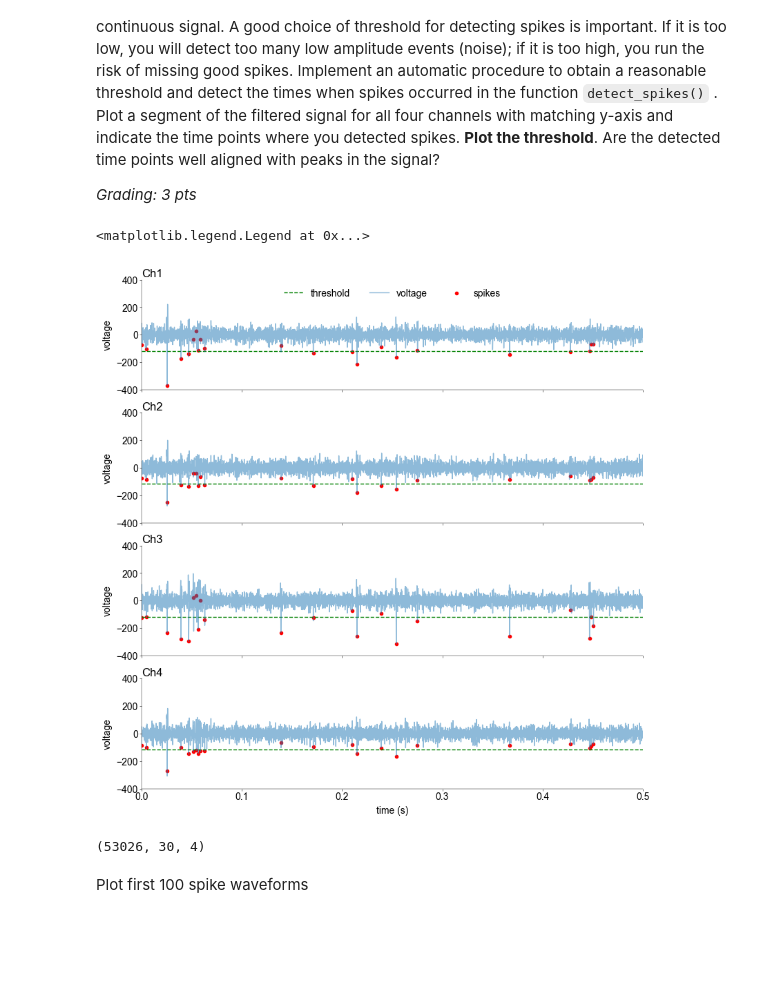
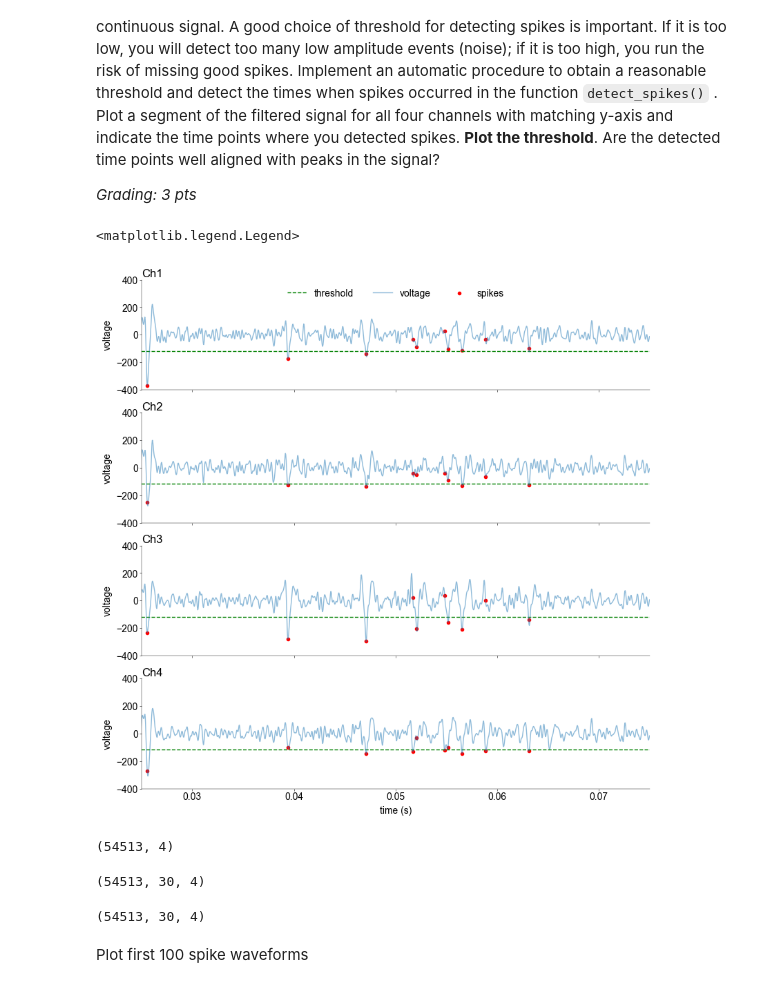
Before and after one commit to H-Kugler/neural-data-science, a Jupyter notebook: notebooks/CodingLab1.ipynb, the cells around one changed output. Drawn from its saved outputs; the diff is of its cells as text; code cells hidden in the pictures; blank space fills up the shorter version.

```diff
--- a/notebooks/CodingLab1.ipynb
+++ b/notebooks/CodingLab1.ipynb
@@ -263,7 +267,7 @@ def detect_spikes(
 
     return s, t, thrd
 # %%
-s, t_s, thrd = detect_spikes(xf, fs, N=8, lockout=20)
+s, t_s, thrd = detect_spikes(xf, fs, N=8, lockout=10)
 # %%
 mosaic = [
     ["Ch1"],
@@ -282,37 +286,37 @@ fig, ax = plt.subplot_mosaic(
 for i, col in enumerate(cols):
     ax[col].set_ylim((-400, 400))
     ax[col].set_xlim((0, 0.5))
-    # ax[col].set_xlim((0.025, 0.075))
+    ax[col].set_xlim((0.025, 0.075))
     ax[col].set_ylabel("voltage")
 
     ax[col].set_title(col, loc="left")
 
     ax[col].hlines(thrd, 0, 3, color="green", linestyle="--", label="threshold")
 
     # plotting filtered voltage line - as before
     ax[col].plot(
         t[s[0] :] - t[s[0]],  # times starting at first spike (0ms)
         xf[s[0] :, i],  # voltage of ith channel starting at first spike
         alpha=0.5,
         label="voltage",
     )
     # marking detected spikes
     ax[col].scatter(
         t_s / 1000,  # spike times in seconds
         xf[s, i],  # spike voltages
         color="red",
         label="spikes",
     )
 
     if col != "Ch4":
         ax[col].set_xticklabels([])
     else:
         ax[col].set_xlabel("time (s)")
 
 ax["Ch1"].legend(loc="upper center", ncols=3)
 # %% [output]
-<matplotlib.legend.Legend at 0x...>
+<matplotlib.legend.Legend>
-[figure, old version]
+[figure, new version]
 # %%
 def extract_waveforms(
     x: np.ndarray, s: np.ndarray, length_window: int = 10
@@ -365,12 +369,24 @@ def extract_waveforms(
     w = x[w_indices]
 
     return w
+# %%
+s_ = np.zeros((s.shape[0], 4))
+for i in range(4):
+    s_[:, i] = s
+s_.shape
+# %% [output]
+(54513, 4)
 # %%
 length_window = fs // 1000  # 1ms
+
+w = extract_waveforms(xf, s_, length_window=length_window)
+print(w.shape)
+
 w = extract_waveforms(xf, s, length_window=length_window)
 w.shape
 # %% [output]
-(53026, 30, 4)
+(54513, 30, 4)
+(54513, 30, 4)
 # %% [markdown]
 Plot first 100 spike waveforms
 # %%
```
Also changed, not shown: parts of 7 cells of this notebook.
